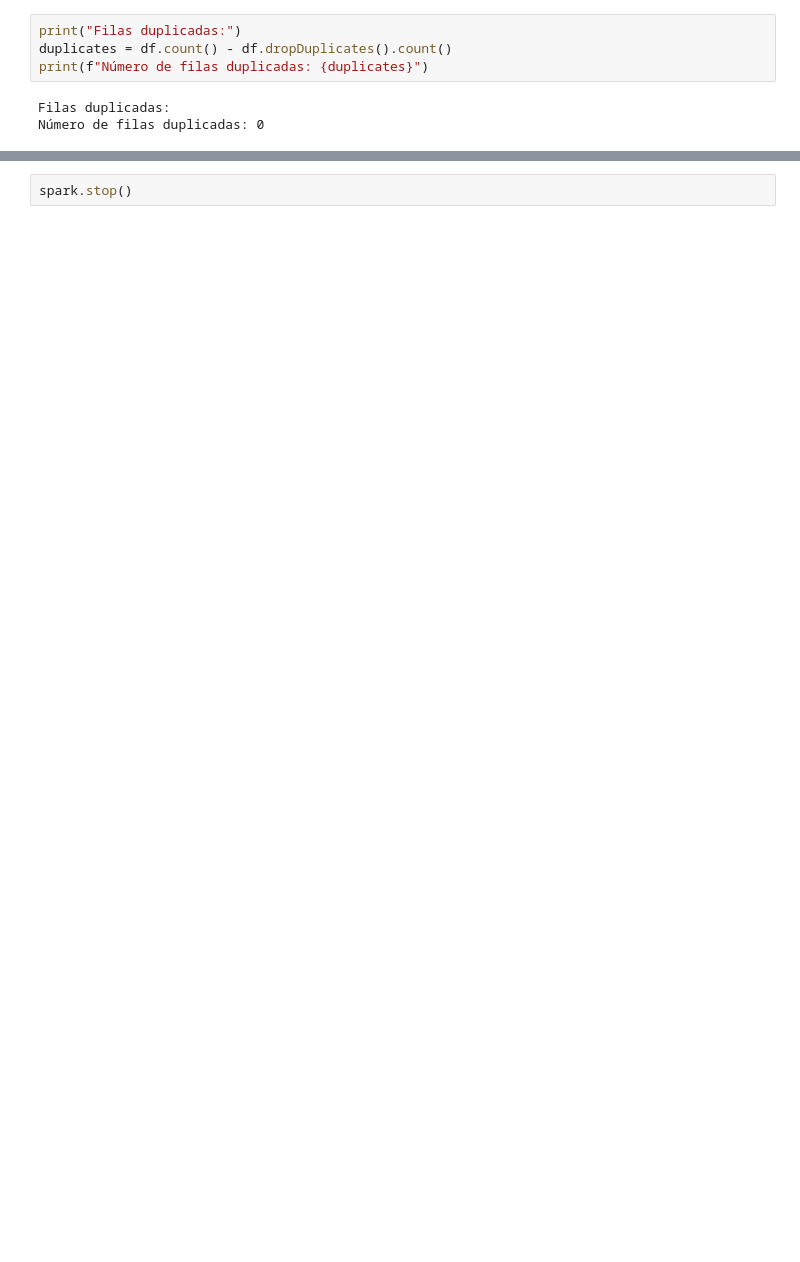
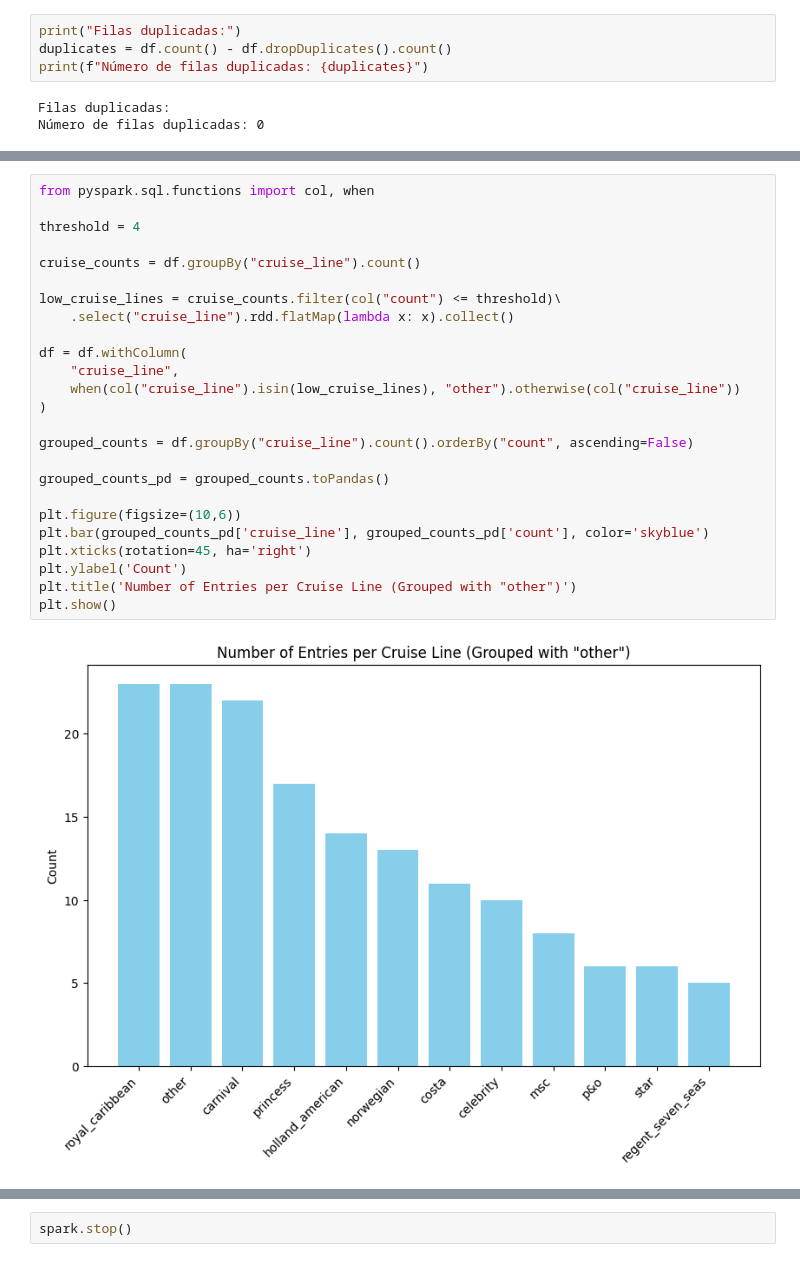
Before and after one commit to Its-Japo/DataScience, a Jupyter notebook: Lab10/cruise_data_analysis.ipynb, the cells around one changed output, grey strips where cells are left out. Saved outputs shown, nothing was run; the diff lists cells and outputs as text; blank space fills up the shorter version.

```diff
--- a/Lab10/cruise_data_analysis.ipynb
+++ b/Lab10/cruise_data_analysis.ipynb
@@ -459,0 +263,27 @@ df_clean.write.parquet("barcos_crucero_clean.parquet", mode="overwrite")
+# %%
+from pyspark.sql.functions import col, when
+
+threshold = 4
+
+cruise_counts = df.groupBy("cruise_line").count()
+
+low_cruise_lines = cruise_counts.filter(col("count") <= threshold)\
+    .select("cruise_line").rdd.flatMap(lambda x: x).collect()
+
+df = df.withColumn(
+    "cruise_line",
+    when(col("cruise_line").isin(low_cruise_lines), "other").otherwise(col("cruise_line"))
+)
+
+grouped_counts = df.groupBy("cruise_line").count().orderBy("count", ascending=False)
+
+grouped_counts_pd = grouped_counts.toPandas()
+
+plt.figure(figsize=(10,6))
+plt.bar(grouped_counts_pd['cruise_line'], grouped_counts_pd['count'], color='skyblue')
+plt.xticks(rotation=45, ha='right')
+plt.ylabel('Count')
+plt.title('Number of Entries per Cruise Line (Grouped with "other")')
+plt.show()
+# %% [output]
+[figure, added]
```
Also changed, not shown: parts of 142 cells of this notebook.
